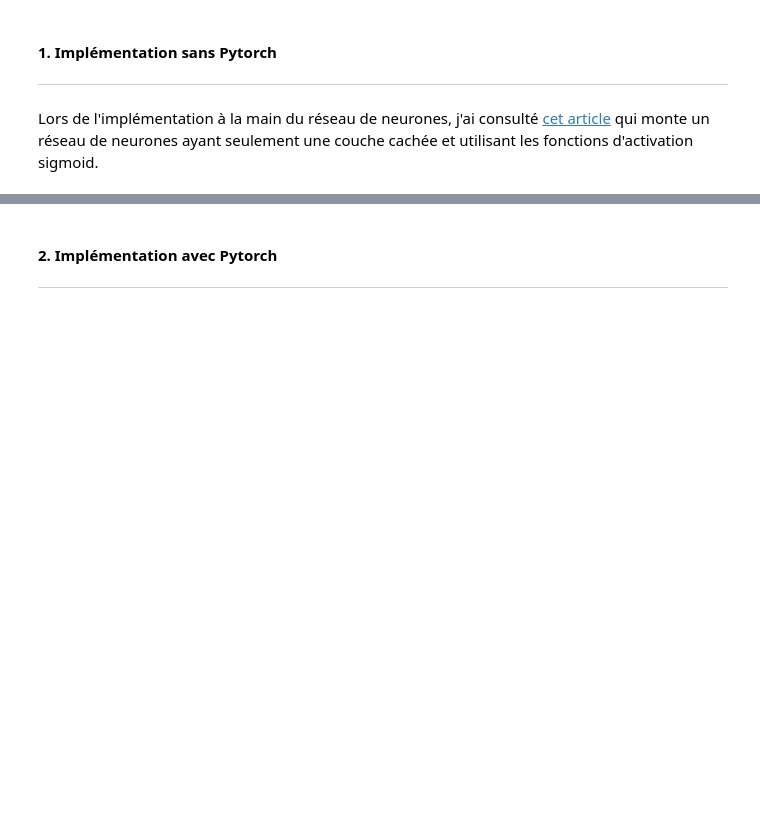
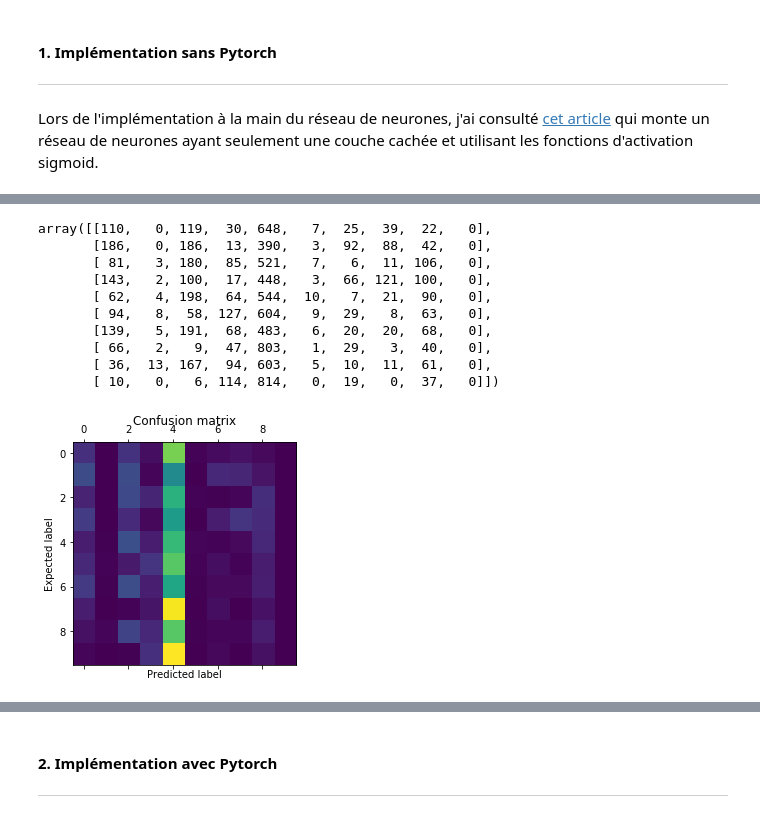
Before and after one commit to conorato/INF8225, a Jupyter notebook: TP2/TP2_1845448.ipynb, the cells around one changed output, grey strips where cells are left out. Saved outputs shown, nothing was run; the diff lists cells and outputs as text; code cells hidden in the pictures; blank space fills up the shorter version.

```diff
--- a/TP2/TP2_1845448.ipynb
+++ b/TP2/TP2_1845448.ipynb
@@ -433,0 +430,21 @@ plt.plot(losses)
+# %%
+y_pred = [np.argmax(nn.predict(x_elem)) for x_elem in test_X]
+conf = confusion_matrix(test_set.test_labels.numpy(), y_pred)
+plt.matshow(conf)
+plt.xlabel("Predicted label")
+plt.ylabel("Expected label")
+plt.title("Confusion matrix")
+
+conf
+# %% [output]
+array([[110,   0, 119,  30, 648,   7,  25,  39,  22,   0],
+       [186,   0, 186,  13, 390,   3,  92,  88,  42,   0],
+       [ 81,   3, 180,  85, 521,   7,   6,  11, 106,   0],
+       [143,   2, 100,  17, 448,   3,  66, 121, 100,   0],
+       [ 62,   4, 198,  64, 544,  10,   7,  21,  90,   0],
+       [ 94,   8,  58, 127, 604,   9,  29,   8,  63,   0],
+       [139,   5, 191,  68, 483,   6,  20,  20,  68,   0],
+       [ 66,   2,   9,  47, 803,   1,  29,   3,  40,   0],
+       [ 36,  13, 167,  94, 603,   5,  10,  11,  61,   0],
+       [ 10,   0,   6, 114, 814,   0,  19,   0,  37,   0]])
+[figure, added]
```
Also changed, not shown: parts of 12 cells of this notebook, 1 other file.
